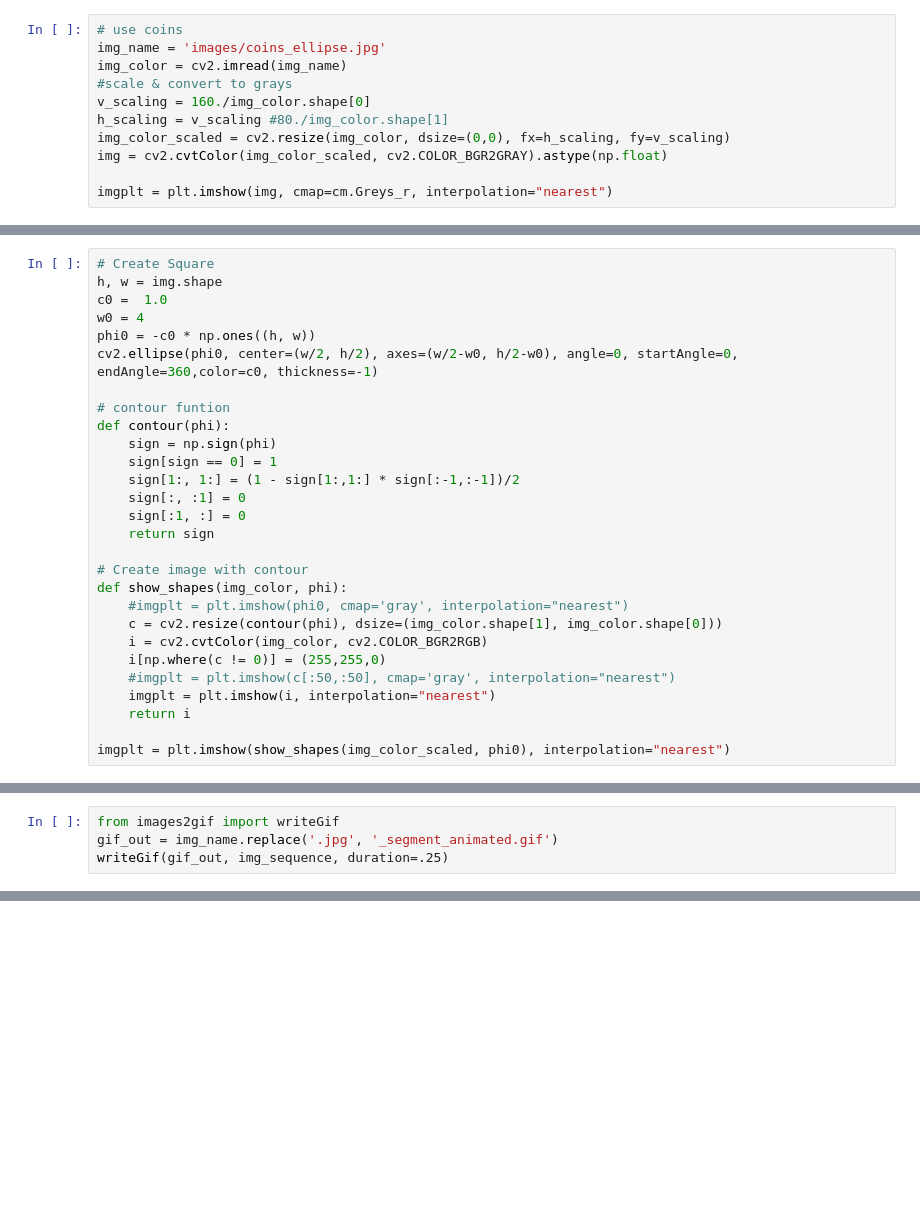
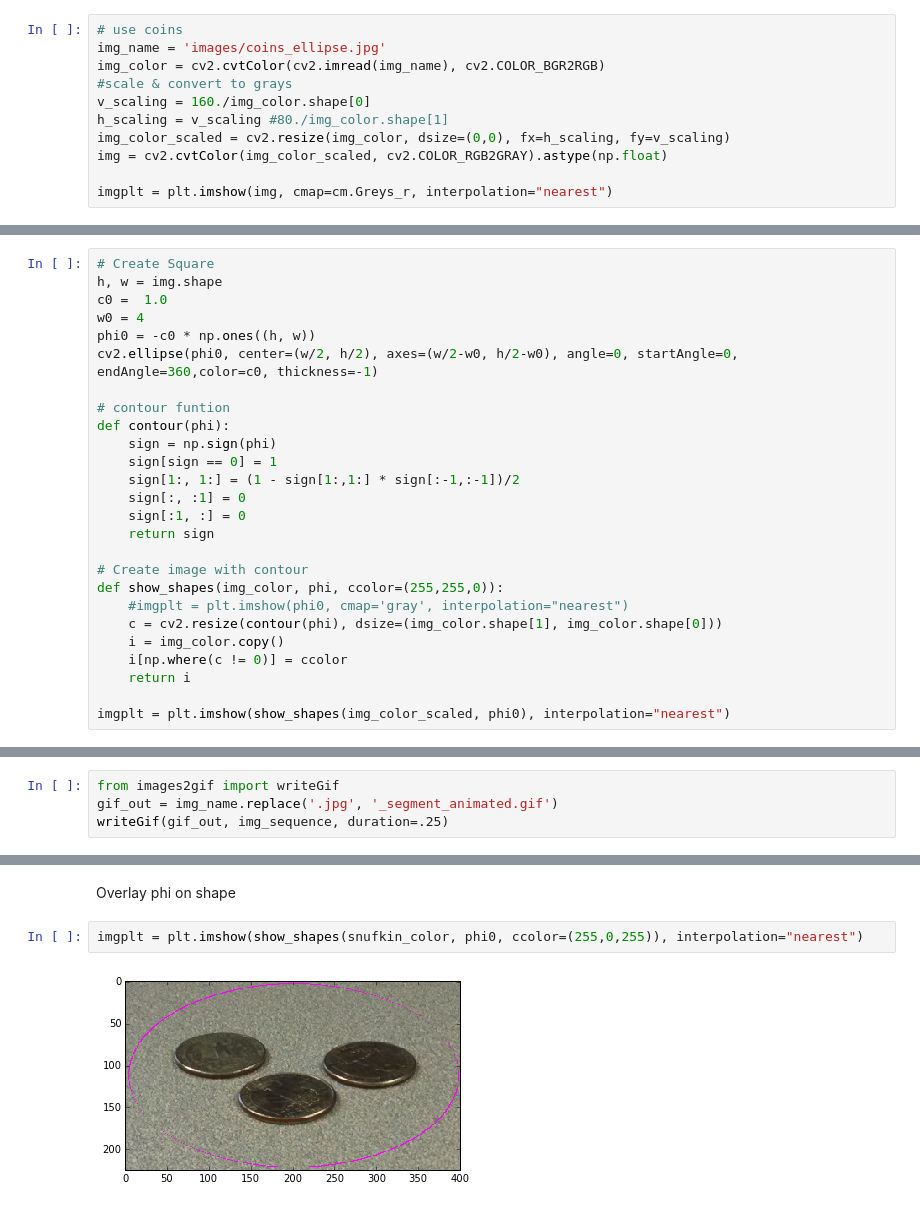
Before and after one commit to rmetchev/IVP-Python, a Jupyter notebook: Week6.ipynb, the cells around one changed output, grey strips where cells are left out. Cells and saved outputs as stored; diff of their text form; blank space fills up the shorter version.

```diff
--- a/Week6.ipynb
+++ b/Week6.ipynb
@@ -19,12 +19,12 @@ import scipy.ndimage.filters
 # %%
 # use coins
 img_name = 'images/coins_ellipse.jpg'
-img_color = cv2.imread(img_name)
+img_color = cv2.cvtColor(cv2.imread(img_name), cv2.COLOR_BGR2RGB)
 #scale & convert to grays
 v_scaling = 160./img_color.shape[0]
 h_scaling = v_scaling #80./img_color.shape[1]
 img_color_scaled = cv2.resize(img_color, dsize=(0,0), fx=h_scaling, fy=v_scaling)
-img = cv2.cvtColor(img_color_scaled, cv2.COLOR_BGR2GRAY).astype(np.float)
+img = cv2.cvtColor(img_color_scaled, cv2.COLOR_RGB2GRAY).astype(np.float)
 
 imgplt = plt.imshow(img, cmap=cm.Greys_r, interpolation="nearest")
 # %% [output]
@@ -61,13 +63,11 @@ def contour(phi):
     return sign
 
 # Create image with contour
-def show_shapes(img_color, phi):
+def show_shapes(img_color, phi, ccolor=(255,255,0)):
     #imgplt = plt.imshow(phi0, cmap='gray', interpolation="nearest")
     c = cv2.resize(contour(phi), dsize=(img_color.shape[1], img_color.shape[0]))
-    i = cv2.cvtColor(img_color, cv2.COLOR_BGR2RGB)
-    i[np.where(c != 0)] = (255,255,0)
-    #imgplt = plt.imshow(c[:50,:50], cmap='gray', interpolation="nearest")
-    imgplt = plt.imshow(i, interpolation="nearest")
+    i = img_color.copy()
+    i[np.where(c != 0)] = ccolor
     return i
 
 imgplt = plt.imshow(show_shapes(img_color_scaled, phi0), interpolation="nearest")
@@ -124,0 +155,6 @@ writeGif(gif_out, img_sequence, duration=.25)
+# %% [markdown]
+Overlay phi on shape
+# %%
+imgplt = plt.imshow(show_shapes(snufkin_color, phi0, ccolor=(255,0,255)), interpolation="nearest")
+# %% [output]
+[figure, added]
```
Also changed, not shown: parts of 22 cells of this notebook, 1 other file.
